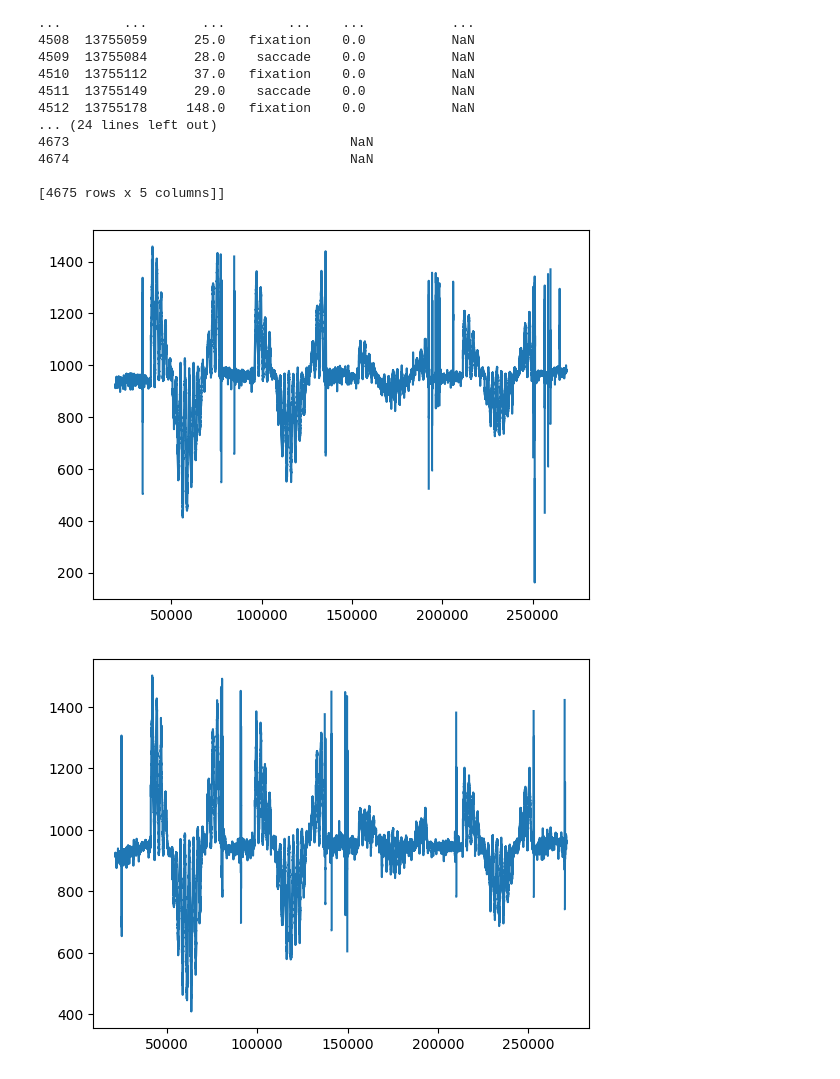
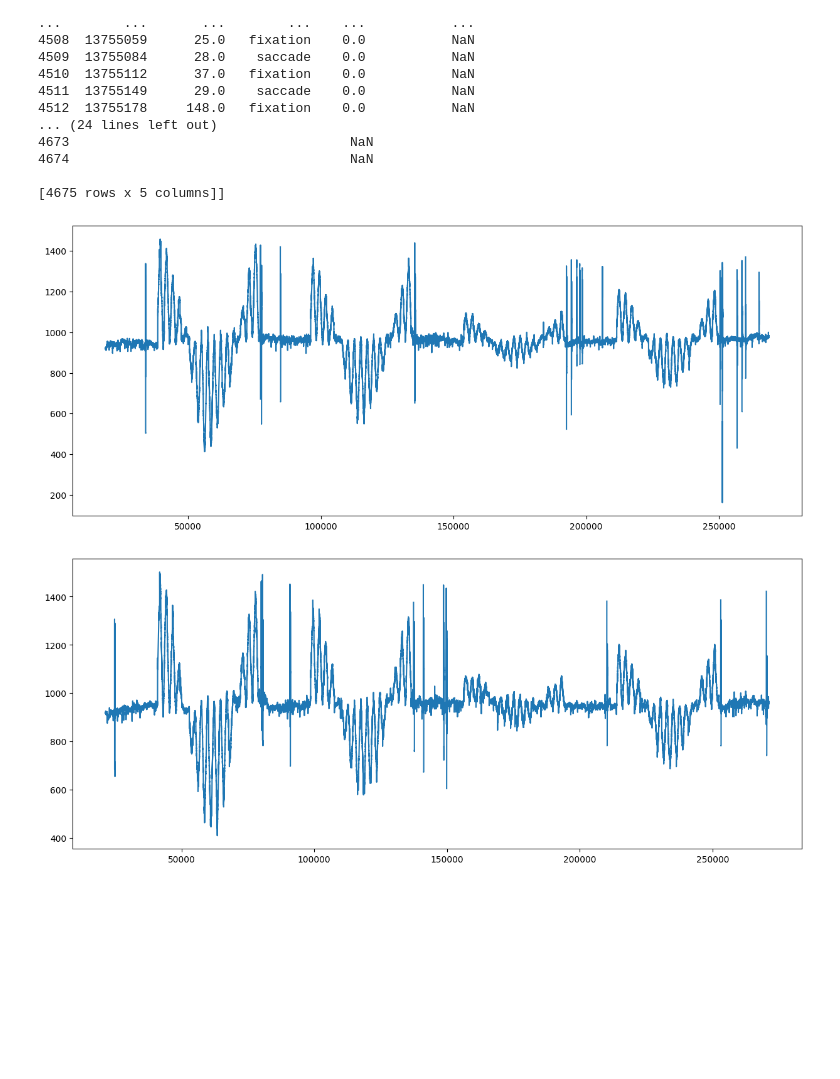
Before and after one commit to mszinte/pRF_analysis, a Jupyter notebook: RetinoMaps/eyetracking/dev/NEW_extract_eyedata.ipynb, the cells around one changed output. Drawn from its saved outputs; the diff is of its cells as text; code cells hidden in the pictures; blank space fills up the shorter version.

```diff
--- a/RetinoMaps/eyetracking/dev/NEW_extract_eyedata.ipynb
+++ b/RetinoMaps/eyetracking/dev/NEW_extract_eyedata.ipynb
@@ -20,19 +44,11 @@ saccades_tr = np.arange(1,seq_trs,2)
 # %%
-# Load the JSON file
-main_dir = '/Users/sinakling/Desktop/convers_test_fo'
-subject = 'sub-01'
-task = 'PurLoc'
-ses = 'ses-01'
-runs = 2
-
-# Extract physio event files
 
 def extract_data(main_dir, subject, task, runs, file_type):
     '''read tsv.gsv data as pandas dataframes. Use information from json as columns'''
     df_runs = []
     for run in range(runs):
-        json_file_path = f'{main_dir}/{subject}/{ses}/func/{subject}_{ses}_task-{task}_run-0{run+1}_eyeData_recording-eye1_{file_type}.json'
-        tsv_file_path = f"{main_dir}/{subject}/{ses}/func/{subject}_{ses}_task-{task}_run-0{run+1}_eyeData_recording-eye1_{file_type}.tsv.gz"
+        json_file_path = f'{main_dir}/{subject}/{ses}/func/{subject}_{ses}_task-{task}_run-0{run+1}_eyeData_recording-{eye}_{file_type}.json'
+        tsv_file_path = f"{main_dir}/{subject}/{ses}/func/{subject}_{ses}_task-{task}_run-0{run+1}_eyeData_recording-{eye}_{file_type}.tsv.gz"
 
 
         with open(json_file_path, 'r') as file:
@@ -55,8 +71,8 @@ def extract_data(main_dir, subject, task, runs, file_type):
     return df_runs
 
 
-df_event_runs = extract_data(main_dir, subject, task, runs, file_type = "physioevents")
-df_data_runs = extract_data(main_dir, subject, task, runs, file_type = "physio")
+df_event_runs = extract_data(main_dir, subject, task, num_run, file_type = "physioevents")
+df_data_runs = extract_data(main_dir, subject, task, num_run, file_type = "physio")
 # %%
 print(df_event_runs)
 # %% [output]
@@ -78,9 +94,7 @@ print(df_event_runs)
 
 [4675 rows x 5 columns]]
 # %%
-import pandas as pd
-import numpy as np
-import re
+# Extract timestamps
 
 
 # Initialize arrays to store results
@@ -129,14 +143,13 @@ for run_idx, df in enumerate(df_event_runs):
         if seq_start_match:
             seq_num = int(seq_start_match.group(1))
             last_seq_num = seq_num  # Save sequence number for trial matching
-            time_start_seq[seq_num - 1, run_idx] = row['onset']  # Store by run index
+            time_start_seq[seq_num - 1, run_idx] = row['onset']
 
         # Check for sequence stop
         seq_stop_match = re.search(seq_stop_pattern, message)
         if seq_stop_match:
             seq_num = int(seq_stop_match.group(1))
-            time_end_seq[seq_num - 1, run_idx] = row['onset']  # Store by run index
-
+            time_end_seq[seq_num - 1, run_idx] = row['onset']
         # Check for sequence stop
         seq_stop_match = re.search(seq_stop_pattern, message)
         if seq_stop_match:
@@ -151,7 +164,6 @@ for run_idx, df in enumerate(df_event_runs):
                 time_start_trial[trial_num - 1, last_seq_num - 1, run_idx] = row['onset']
                 # Store ongoing trial in case offset is found later
                 ongoing_trials[trial_num] = row['onset']
-            #print(f"Found trial onset for trial {trial_num}, last_seq_num={last_seq_num}")
 
         # Check for trial offset (ensure it's stored after the onset)
         trial_offset_match = re.search(trial_offset_pattern, message)
@@ -164,34 +176,35 @@ for run_idx, df in enumerate(df_event_runs):
                     del ongoing_trials[trial_num]  # Remove from ongoing trials as offset is found
             else:
                 # Trial offset found without a matching onset, this means it was out of order
                 print(f"Out-of-order trial offset found for trial {trial_num}, but onset wasn't found.")
-            #print(f"Found trial offset for trial {trial_num}, last_seq_num={last_seq_num}")
+
 
 
         # Check for sequence 9 stopped
         if re.search(seq_9_stop_pattern, message):
             time_end_eye[0, run_idx] = row['onset']
             time_end_eye[0,0] = 13751109
 
 
     eye_data_run = df_data_runs[run_idx][(df_data_runs[run_idx]['timestamp'] >= time_start_eye[0, run_idx]) &
                        (df_data_runs[run_idx]['timestamp'] <= time_end_eye[0, run_idx])]
 
+    plt_1 = plt.figure(figsize=(15, 6))
     plt.plot(eye_data_run['x_coordinate'])
     plt.show()
 
 
     eye_data_run = np.concatenate((eye_data_run,np.ones((eye_data_run.shape[0],1))*(run_idx)),axis = 1)
 	# col 0 = time
 	# col 2 = eye x coord
 	# col 3 = eye y coord
 	# col 4 = run number
 
     if run_idx == 0:
         eye_data_runs = eye_data_run
     else:
         eye_data_runs = np.concatenate((eye_data_runs,eye_data_run), axis=0)
 # %% [output]
-[figure, old version]
+[figure, new version]
-[figure, old version]
+[figure, new version]
 # %%
```
Also changed, not shown: parts of 5 cells of this notebook, 6 other files.
